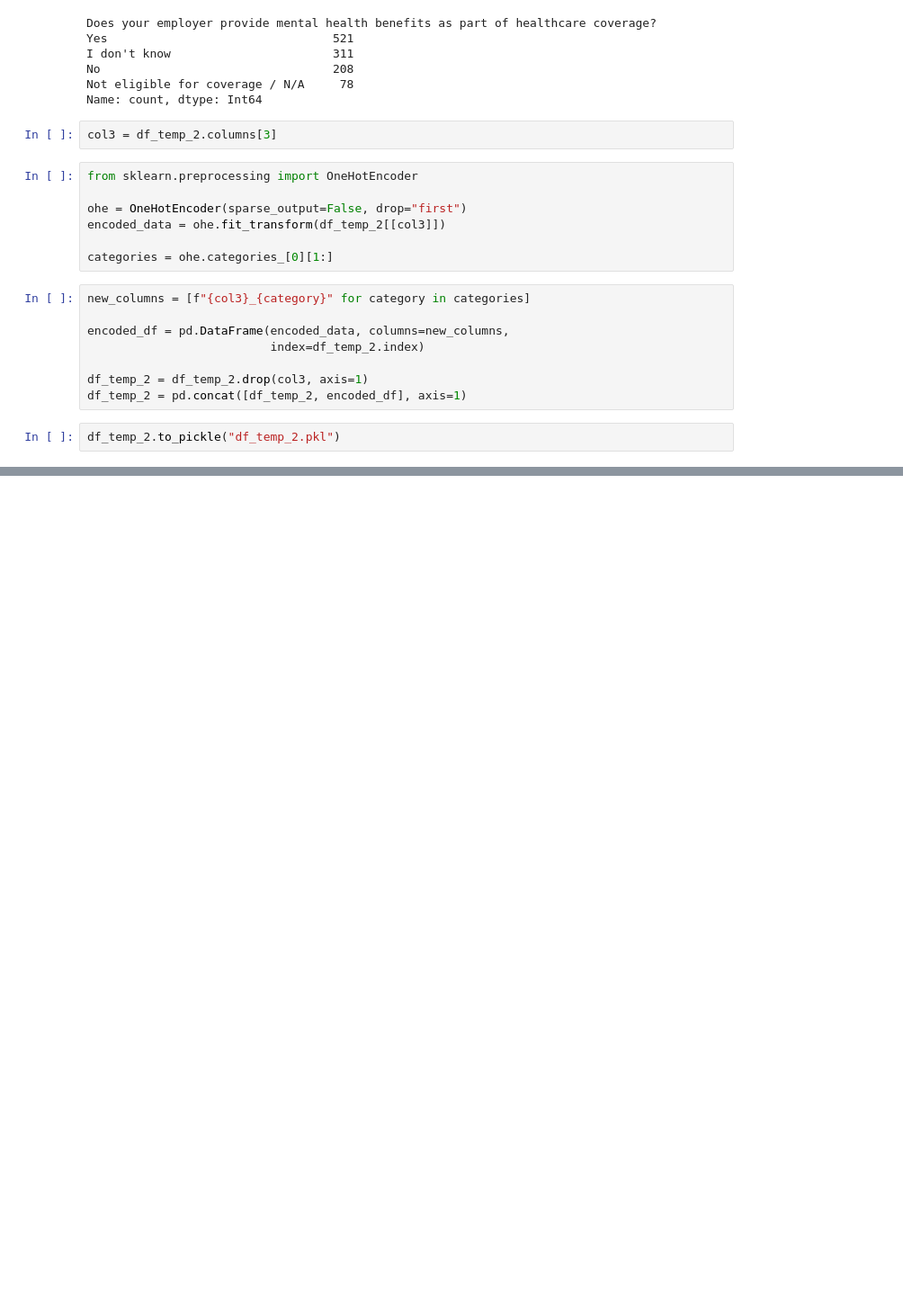
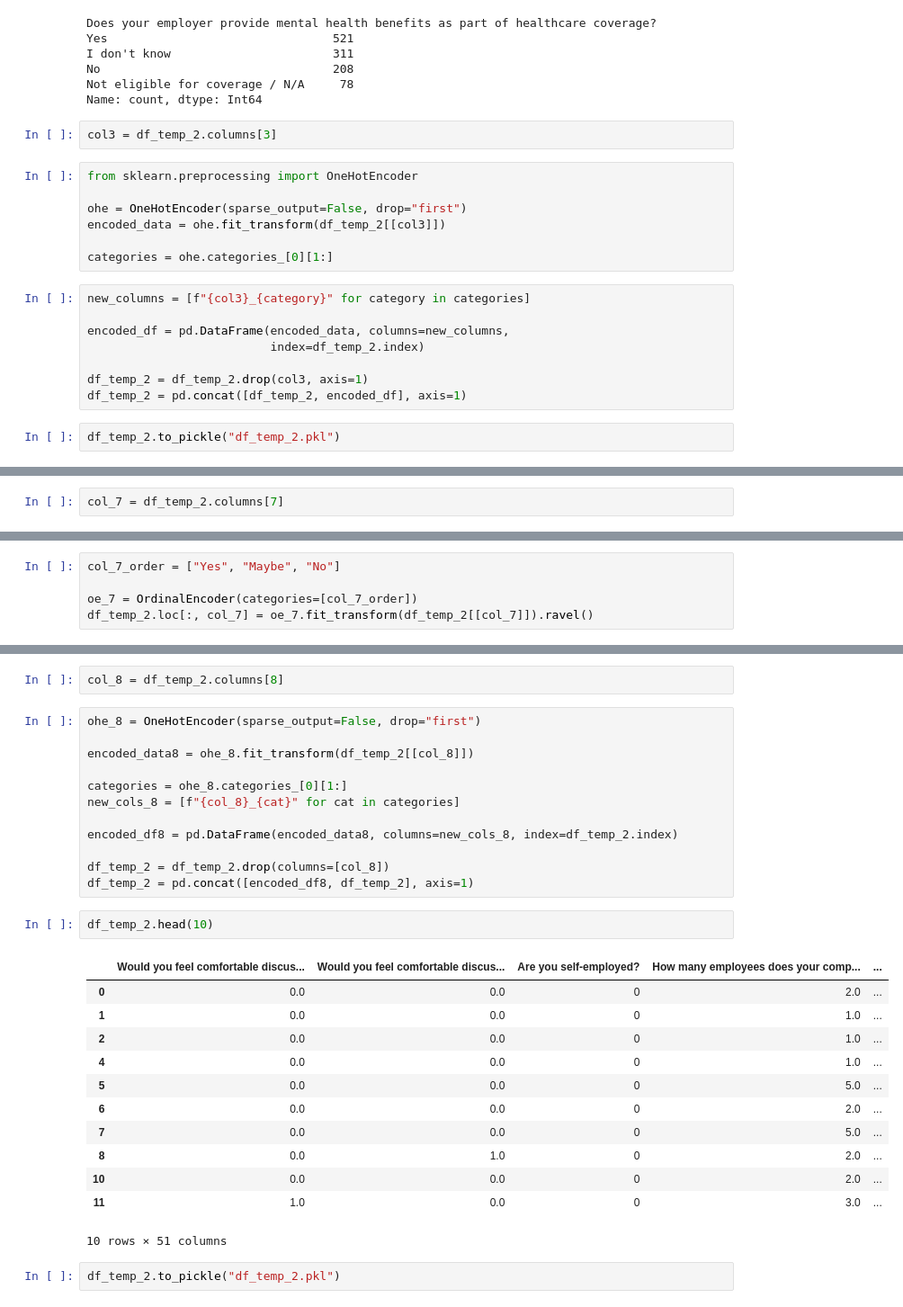
Before and after one commit to achimmellert/OSMI-Mental-Health, a Jupyter notebook: experimental/data_exploration.ipynb, the cells around one changed output, grey strips where cells are left out. Shown: that part at 90% size. Saved outputs shown, nothing was run; the diff lists cells and outputs as text; blank space fills up the shorter version.

```diff
--- a/experimental/data_exploration.ipynb
+++ b/experimental/data_exploration.ipynb
@@ -260,0 +372,2 @@ df_temp_2.to_pickle("df_temp_2.pkl")
+# %%
+col_7 = df_temp_2.columns[7]
@@ -260,0 +382,5 @@ df_temp_2.to_pickle("df_temp_2.pkl")
+# %%
+col_7_order = ["Yes", "Maybe", "No"]
+
+oe_7 = OrdinalEncoder(categories=[col_7_order])
+df_temp_2.loc[:, col_7] = oe_7.fit_transform(df_temp_2[[col_7]]).ravel()
@@ -260,0 +401,31 @@ df_temp_2.to_pickle("df_temp_2.pkl")
+# %%
+col_8 = df_temp_2.columns[8]
+# %%
+ohe_8 = OneHotEncoder(sparse_output=False, drop="first")
+
+encoded_data8 = ohe_8.fit_transform(df_temp_2[[col_8]])
+
+categories = ohe_8.categories_[0][1:]
+new_cols_8 = [f"{col_8}_{cat}" for cat in categories]
+
+encoded_df8 = pd.DataFrame(encoded_data8, columns=new_cols_8, index=df_temp_2.index)
+
+df_temp_2 = df_temp_2.drop(columns=[col_8])
+df_temp_2 = pd.concat([encoded_df8, df_temp_2], axis=1)
+# %%
+df_temp_2.head(10)
+# %% [output]
+|  | Would you feel comfortable discus... | Would you feel comfortable discus... | Are you self-employed? | How many employees does your comp... | ... |
+| 0 | 0.0 | 0.0 | 0 | 2.0 | ... |
+| 1 | 0.0 | 0.0 | 0 | 1.0 | ... |
+| 2 | 0.0 | 0.0 | 0 | 1.0 | ... |
+| 4 | 0.0 | 0.0 | 0 | 1.0 | ... |
+| 5 | 0.0 | 0.0 | 0 | 5.0 | ... |
+| 6 | 0.0 | 0.0 | 0 | 2.0 | ... |
+| 7 | 0.0 | 0.0 | 0 | 5.0 | ... |
+| 8 | 0.0 | 1.0 | 0 | 2.0 | ... |
+| 10 | 0.0 | 0.0 | 0 | 2.0 | ... |
+| 11 | 1.0 | 0.0 | 0 | 3.0 | ... |
+10 rows × 51 columns
+# %%
+df_temp_2.to_pickle("df_temp_2.pkl")
```
Also changed, not shown: parts of 17 cells of this notebook, 1 other file.
